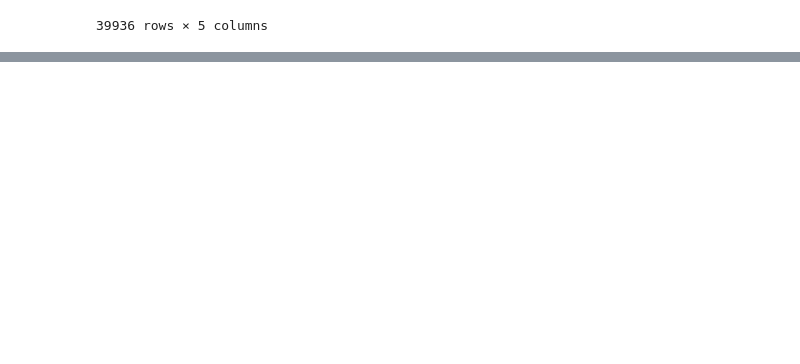
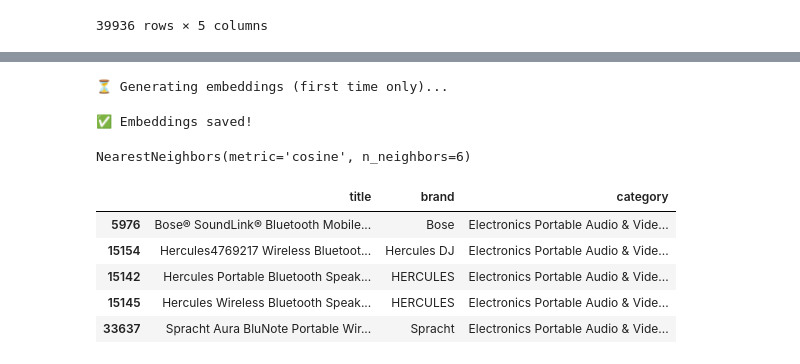
Before and after one commit to sdkharade12/product-recommendation-system, a Jupyter notebook: notebooks/product_recommend.ipynb, the cells around one changed output, grey strips where cells are left out. Drawn from its saved outputs; the diff is of its cells as text; code cells hidden in the pictures; blank space fills up the shorter version.

Commit message:
Model and function made

```diff
--- a/notebooks/product_recommend.ipynb
+++ b/notebooks/product_recommend.ipynb
@@ -268,0 +285,53 @@ df1.head()
+# %%
+product_texts = df1['combined_text'].tolist()
+# %%
+import os
+import numpy as np
+
+if os.path.exists("../models/product_embeddings.npy"):
+    print("✅ Loading saved embeddings...")
+    product_embeddings = np.load("../models/product_embeddings.npy")
+else:
+    print("⏳ Generating embeddings (first time only)...")
+    product_embeddings = model.encode(
+        product_texts,
+        batch_size=64,
+        show_progress_bar=True
+    )
+    np.save("../models/product_embeddings.npy", product_embeddings)
+    print("✅ Embeddings saved!")
+# %% [output]
+⏳ Generating embeddings (first time only)...
+✅ Embeddings saved!
+# %%
+#Building the Model
+from sklearn.neighbors import NearestNeighbors
+
+nn_model = NearestNeighbors(
+    n_neighbors=6,      # 5 recommendations + 1 itself
+    metric='cosine'
+)
+
+nn_model.fit(product_embeddings)
+# %% [output]
+NearestNeighbors(metric='cosine', n_neighbors=6)
+# %%
+def recommend_products(query, top_k=5):
+    # Convert query → embedding
+    query_embedding = model.encode([query])
+
+    # Find nearest neighbors
+    distances, indices = nn_model.kneighbors(query_embedding, n_neighbors=top_k)
+
+    results = df1.iloc[indices[0]]
+
+    return results[['title', 'brand', 'category']]
+# %%
+recommend_products("bluetooth speaker")
+# %% [output]
+|  | title | brand | category |
+| 5976 | Bose® SoundLink® Bluetooth Mobile... | Bose | Electronics Portable Audio & Vide... |
+| 15154 | Hercules4769217 Wireless Bluetoot... | Hercules DJ | Electronics Portable Audio & Vide... |
+| 15142 | Hercules Portable Bluetooth Speak... | HERCULES | Electronics Portable Audio & Vide... |
+| 15145 | Hercules Wireless Bluetooth Speak... | HERCULES | Electronics Portable Audio & Vide... |
+| 33637 | Spracht Aura BluNote Portable Wir... | Spracht | Electronics Portable Audio & Vide... |
```
Also changed, not shown: parts of 5 cells of this notebook, 1 other file.
